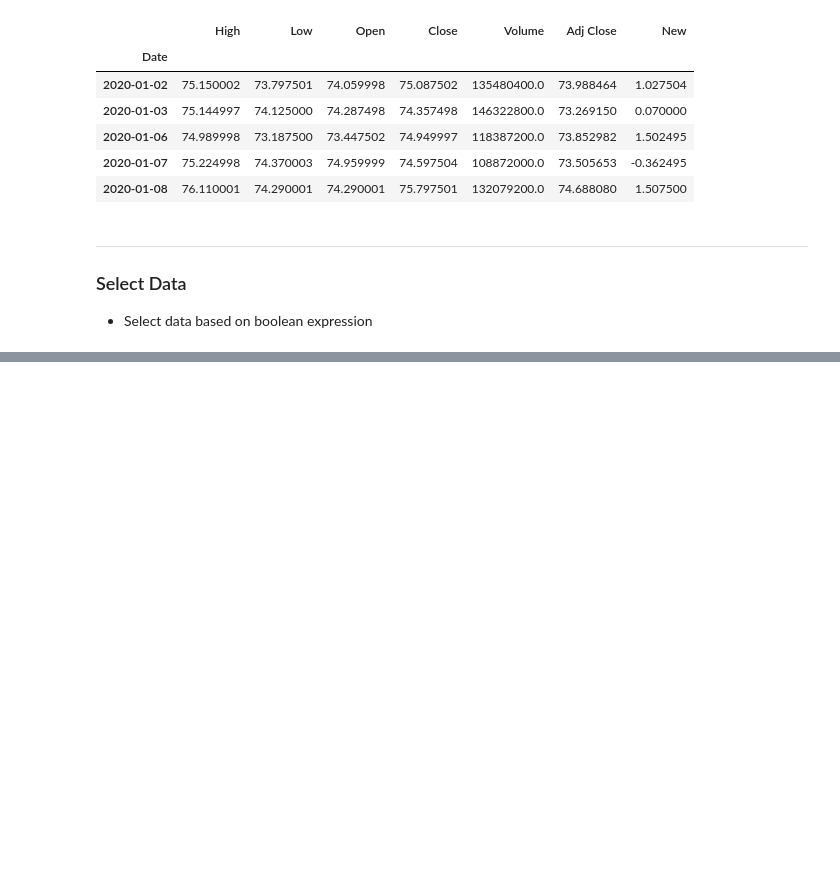
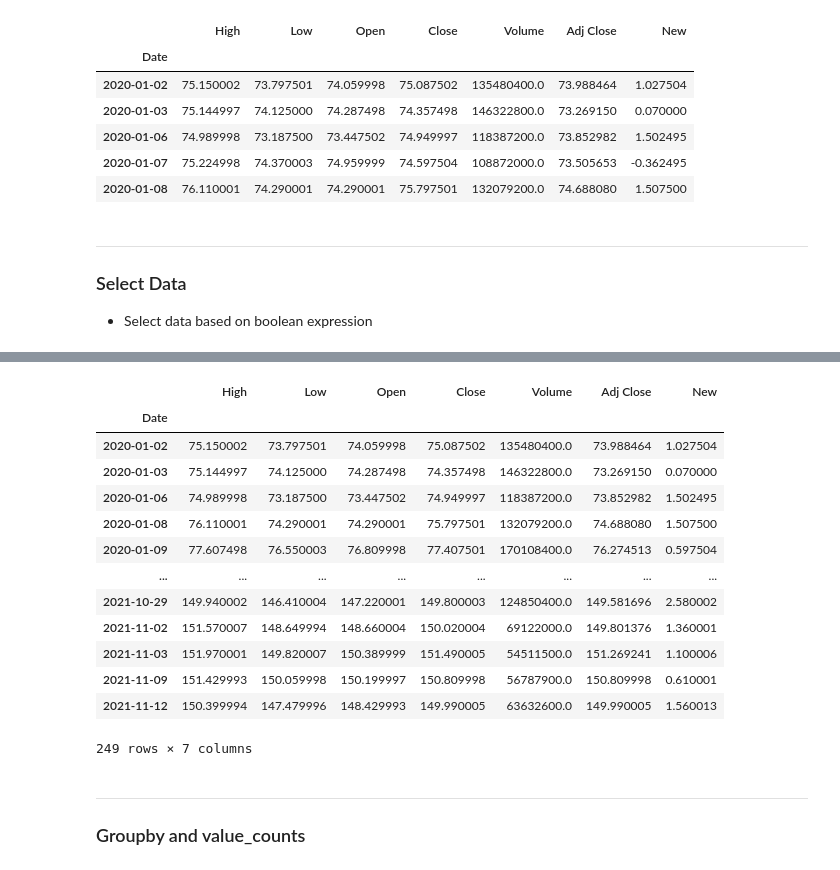
Before and after one commit to Abisoyesam/DS-ML-DL-tuts, a Jupyter notebook: DS With Rune/Lesson 4.ipynb, the cells around one changed output, grey strips where cells are left out. Cells and saved outputs as stored; diff of their text form; code cells hidden in the pictures; blank space fills up the shorter version.

```diff
--- a/DS With Rune/Lesson 4.ipynb
+++ b/DS With Rune/Lesson 4.ipynb
@@ -224,0 +241,21 @@ data.head()
+# %%
+data[data['New']>0]
+# %% [output]
+|  | High | Low | Open | Close | Volume | Adj Close | New |
+| Date |  |  |  |  |  |  |  |
+| 2020-01-02 | 75.150002 | 73.797501 | 74.059998 | 75.087502 | 135480400.0 | 73.988464 | 1.027504 |
+| 2020-01-03 | 75.144997 | 74.125000 | 74.287498 | 74.357498 | 146322800.0 | 73.269150 | 0.070000 |
+| 2020-01-06 | 74.989998 | 73.187500 | 73.447502 | 74.949997 | 118387200.0 | 73.852982 | 1.502495 |
+| 2020-01-08 | 76.110001 | 74.290001 | 74.290001 | 75.797501 | 132079200.0 | 74.688080 | 1.507500 |
+| 2020-01-09 | 77.607498 | 76.550003 | 76.809998 | 77.407501 | 170108400.0 | 76.274513 | 0.597504 |
+| ... | ... | ... | ... | ... | ... | ... | ... |
+| 2021-10-29 | 149.940002 | 146.410004 | 147.220001 | 149.800003 | 124850400.0 | 149.581696 | 2.580002 |
+| 2021-11-02 | 151.570007 | 148.649994 | 148.660004 | 150.020004 | 69122000.0 | 149.801376 | 1.360001 |
+| 2021-11-03 | 151.970001 | 149.820007 | 150.389999 | 151.490005 | 54511500.0 | 151.269241 | 1.100006 |
+| 2021-11-09 | 151.429993 | 150.059998 | 150.199997 | 150.809998 | 56787900.0 | 150.809998 | 0.610001 |
+| 2021-11-12 | 150.399994 | 147.479996 | 148.429993 | 149.990005 | 63632600.0 | 149.990005 | 1.560013 |
+249 rows × 7 columns
+# %% [markdown]
+<hr>
+
+### Groupby and value_counts
```
Also changed, not shown: parts of 6 cells of this notebook.
